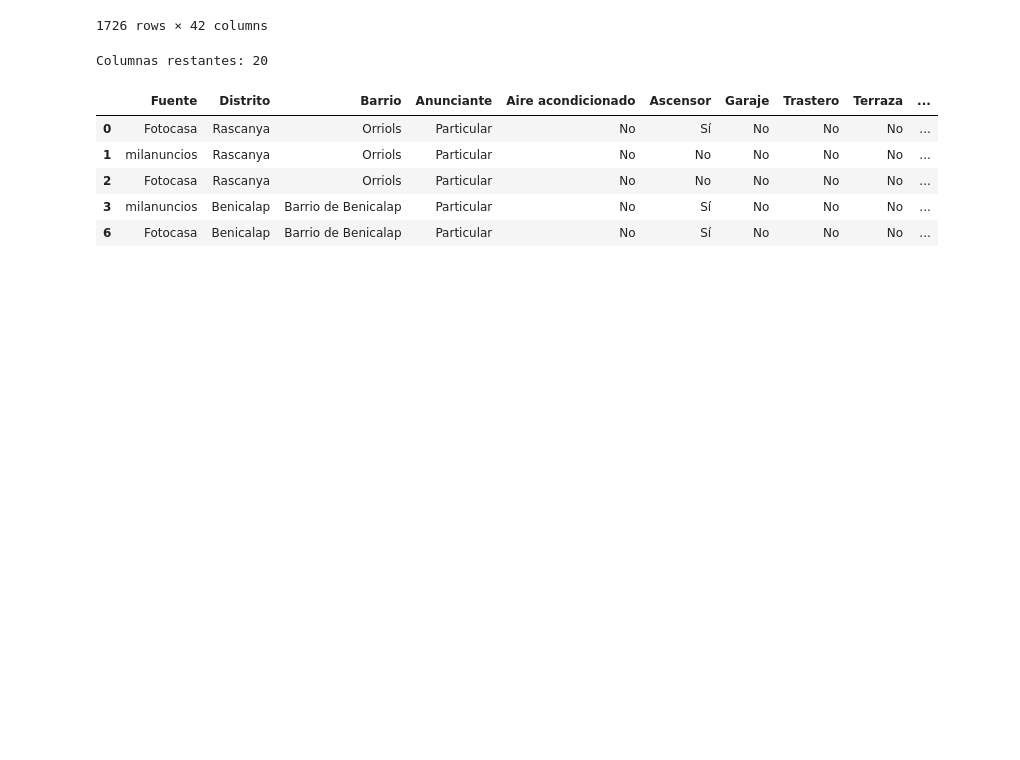
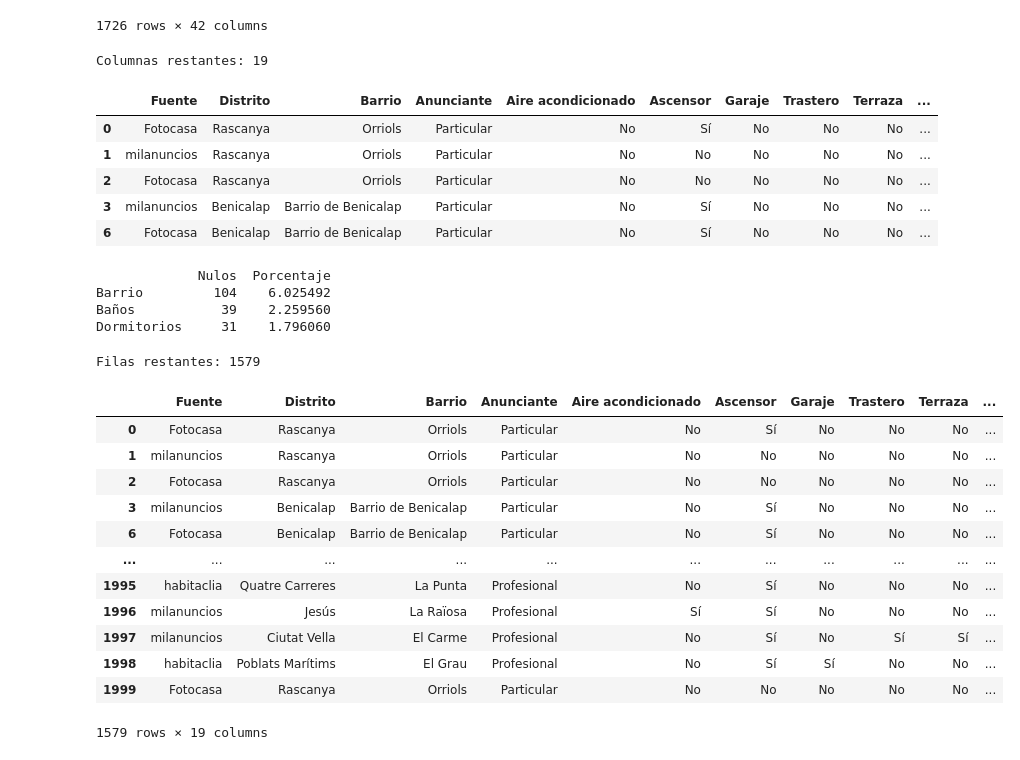
Before and after one commit to Apriroca/ML_Prediccion_Vivienda_Valencia, a Jupyter notebook: main.ipynb, the cells around one changed output. Cells and saved outputs as stored; diff of their text form; code cells hidden in the pictures; blank space fills up the shorter version.

```diff
--- a/main.ipynb
+++ b/main.ipynb
@@ -165,7 +165,8 @@ train_set
 columnas_a_eliminar=[
     "Tipología", "Título", "Provincia", "Municipio", "C.P.",
     "Planta", "Empresa", "Imagen", "URL", "Teléfono",
-    "Email", "Posible agencia", "Referencia", "Operación", "Latitud", "Longitud", "Fecha de creación", "Comentarios", "Descartado","Estado", "Ranking", "Días",
+    "Email", "Posible agencia", "Referencia", "Operación", "Latitud", "Longitud", "Fecha de creación",
+    "Comentarios", "Descartado","Estado", "Ranking", "Días","Conservación"
 ]
 
 train_set = train_set.drop(columns=columnas_a_eliminar)
@@ -173,10 +174,39 @@ train_set = train_set.drop(columns=columnas_a_eliminar)
 print(f"Columnas restantes: {len(train_set.columns)}")
 train_set.head()
 # %% [output]
-Columnas restantes: 20
+Columnas restantes: 19
 |  | Fuente | Distrito | Barrio | Anunciante | Aire acondicionado | Ascensor | Garaje | Trastero | Terraza | ... |
 | 0 | Fotocasa | Rascanya | Orriols | Particular | No | Sí | No | No | No | ... |
 | 1 | milanuncios | Rascanya | Orriols | Particular | No | No | No | No | No | ... |
 | 2 | Fotocasa | Rascanya | Orriols | Particular | No | No | No | No | No | ... |
 | 3 | milanuncios | Benicalap | Barrio de Benicalap | Particular | No | Sí | No | No | No | ... |
 | 6 | Fotocasa | Benicalap | Barrio de Benicalap | Particular | No | Sí | No | No | No | ... |
+# %%
+nulos = train_set.isnull().sum()
+porcentaje = (nulos / len(train_set)) * 100
+resumen = pd.DataFrame({'Nulos': nulos, 'Porcentaje': porcentaje})
+print(resumen[resumen['Nulos'] > 0].sort_values('Porcentaje', ascending=False))
+# %% [output]
+             Nulos  Porcentaje
+Barrio         104    6.025492
+Baños           39    2.259560
+Dormitorios     31    1.796060
+# %%
+train_set = train_set.dropna(subset=["Barrio", "Baños", "Dormitorios"])
+print(f"Filas restantes: {len(train_set)}")
+train_set
+# %% [output]
+Filas restantes: 1579
+|  | Fuente | Distrito | Barrio | Anunciante | Aire acondicionado | Ascensor | Garaje | Trastero | Terraza | ... |
+| 0 | Fotocasa | Rascanya | Orriols | Particular | No | Sí | No | No | No | ... |
+| 1 | milanuncios | Rascanya | Orriols | Particular | No | No | No | No | No | ... |
+| 2 | Fotocasa | Rascanya | Orriols | Particular | No | No | No | No | No | ... |
+| 3 | milanuncios | Benicalap | Barrio de Benicalap | Particular | No | Sí | No | No | No | ... |
+| 6 | Fotocasa | Benicalap | Barrio de Benicalap | Particular | No | Sí | No | No | No | ... |
+| ... | ... | ... | ... | ... | ... | ... | ... | ... | ... | ... |
+| 1995 | habitaclia | Quatre Carreres | La Punta | Profesional | No | Sí | No | No | No | ... |
+| 1996 | milanuncios | Jesús | La Raïosa | Profesional | Sí | Sí | No | No | No | ... |
+| 1997 | milanuncios | Ciutat Vella | El Carme | Profesional | No | Sí | No | Sí | Sí | ... |
+| 1998 | habitaclia | Poblats Marítims | El Grau | Profesional | No | Sí | Sí | No | No | ... |
+| 1999 | Fotocasa | Rascanya | Orriols | Particular | No | No | No | No | No | ... |
+1579 rows × 19 columns
```
Also changed, not shown: parts of 3 cells of this notebook.
